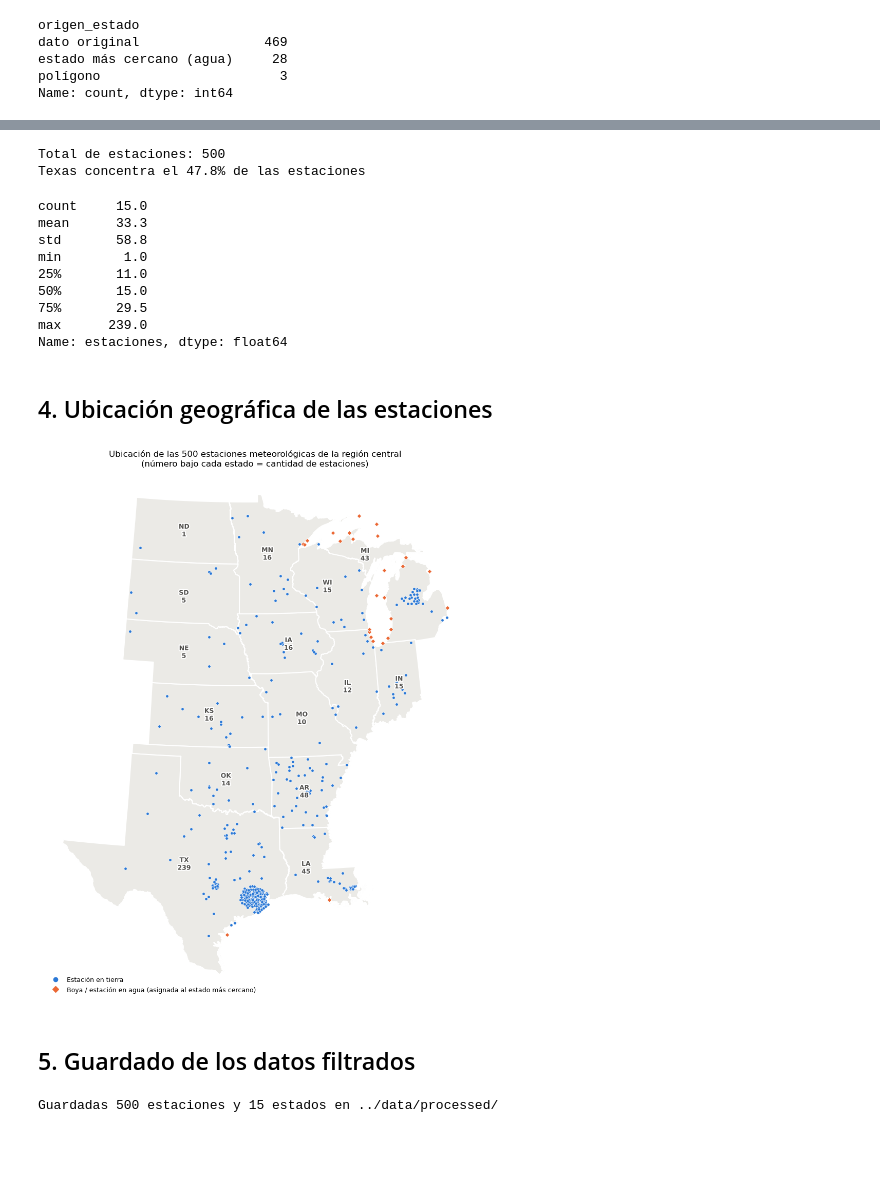
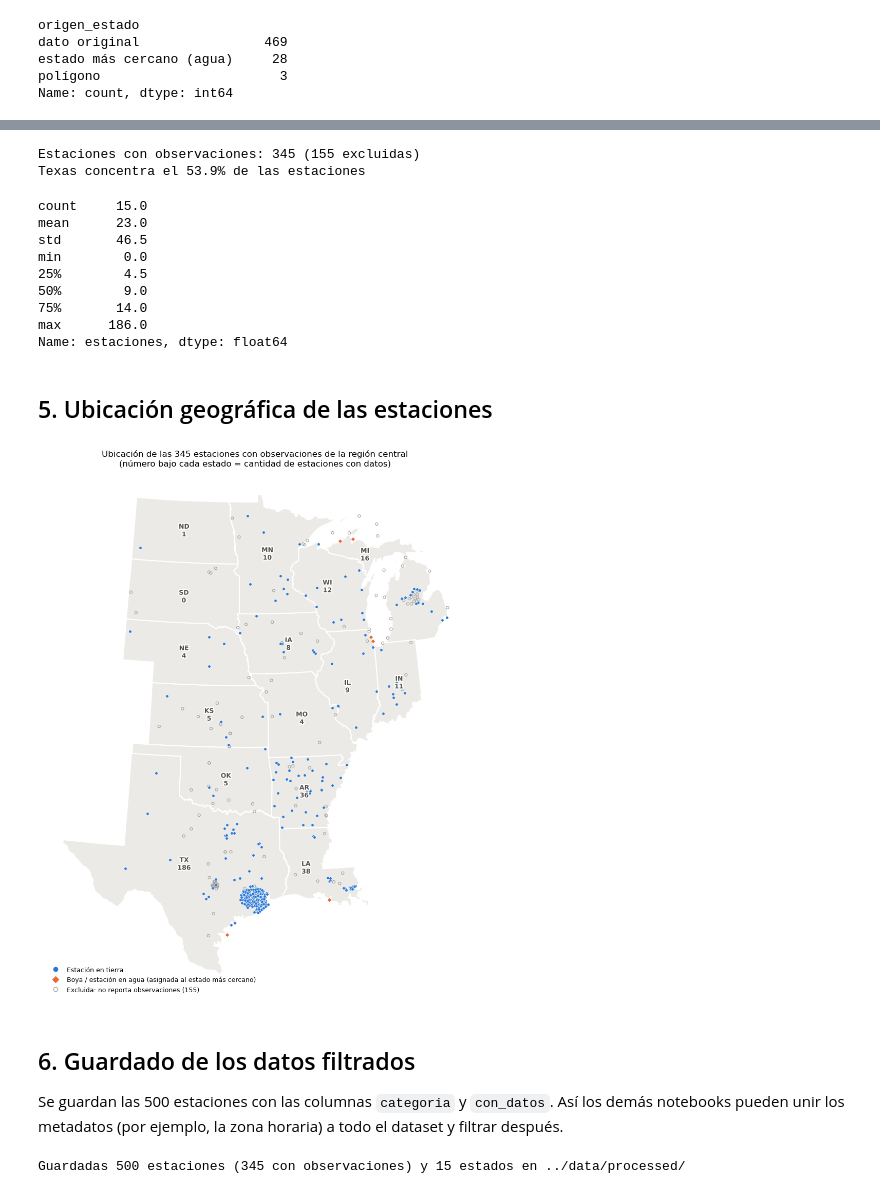
Before and after one commit to franconieto3/TPI_Taller_analisis_de_datos, a Jupyter notebook: notebooks/analisis_estaciones.ipynb, the cells around one changed output, grey strips where cells are left out. Cells and saved outputs as stored; diff of their text form; code cells hidden in the pictures; blank space fills up the shorter version.

Commit message:
Filtrado de estaciones

```diff
--- a/notebooks/analisis_estaciones.ipynb
+++ b/notebooks/analisis_estaciones.ipynb
@@ -145,0 +168,16 @@ Name: count, dtype: int64
+# %%
+excluidas = pd.read_csv(PROCESSED + 'estaciones_sin_meteo.csv')
+
+estaciones_central = (
+    estaciones_central
+    .merge(excluidas[['station_id', 'categoria']], left_on='id', right_on='station_id', how='left')
+    .drop(columns='station_id')
+)
+estaciones_central['categoria'] = estaciones_central['categoria'].fillna('con_datos')
+estaciones_central['con_datos'] = estaciones_central['categoria'].eq('con_datos')
+
+estaciones_validas = estaciones_central[estaciones_central['con_datos']].reset_index(drop=True)
+print(f'Estaciones con observaciones: {len(estaciones_validas)} de {len(estaciones_central)}')
+
+pd.crosstab(estaciones_central['provider'].replace('', '(sin proveedor)'), estaciones_central['categoria'],
+            margins=True, margins_name='Total')
@@ -148,19 +205,22 @@ Name: count, dtype: int64
 # %%
 area_km2 = estados_central.set_index('estado').to_crs(CRS_METRICO).area / 1e6
 
+excluidas_por_estado = estaciones_central[~estaciones_central['con_datos']].groupby('estado').size()
+
 detalle_estados = (
-    estaciones_central.groupby('estado').size()
+    estaciones_validas.groupby('estado').size()
     .reindex(estados_central_abrev, fill_value=0)
     .rename('estaciones')
     .to_frame()
     .join(estados_central.set_index('estado')['nombre_estado'])
     .assign(
+        excluidas=excluidas_por_estado.reindex(estados_central_abrev, fill_value=0),
         porcentaje=lambda d: (100 * d['estaciones'] / d['estaciones'].sum()).round(1),
         area_miles_km2=(area_km2 / 1000).round(1),
         estaciones_cada_10mil_km2=lambda d: (d['estaciones'] / area_km2 * 1e4).round(2),
     )
     .sort_values('estaciones', ascending=False)
-    [['nombre_estado', 'estaciones', 'porcentaje', 'area_miles_km2', 'estaciones_cada_10mil_km2']]
+    [['nombre_estado', 'estaciones', 'excluidas', 'porcentaje', 'area_miles_km2', 'estaciones_cada_10mil_km2']]
 )
 detalle_estados
 # %% [output]
@@ -184,75 +244,84 @@ detalle_estados
 # %%
-print(f"Total de estaciones: {detalle_estados['estaciones'].sum()}")
+print(f"Estaciones con observaciones: {detalle_estados['estaciones'].sum()} "
+      f"({detalle_estados['excluidas'].sum()} excluidas)")
 print(f"Texas concentra el {detalle_estados.loc['TX', 'porcentaje']}% de las estaciones")
 detalle_estados['estaciones'].describe().round(1)
 # %% [output]
-Total de estaciones: 500
-Texas concentra el 47.8% de las estaciones
+Estaciones con observaciones: 345 (155 excluidas)
+Texas concentra el 53.9% de las estaciones
 count     15.0
-mean      33.3
-std       58.8
-min        1.0
-25%       11.0
-50%       15.0
-75%       29.5
-max      239.0
+mean      23.0
+std       46.5
+min        0.0
+25%        4.5
+50%        9.0
+75%       14.0
+max      186.0
 Name: estaciones, dtype: float64
 # %% [markdown]
-## 4. Ubicación geográfica de las estaciones
+## 5. Ubicación geográfica de las estaciones
 # %%
 import matplotlib.pyplot as plt
 from matplotlib.lines import Line2D
 import matplotlib.patheffects as pe
 
 estados_plot = estados_central.to_crs(CRS_METRICO)
-estaciones_plot = estaciones_central.to_crs(CRS_METRICO)
+estaciones_plot = estaciones_validas.to_crs(CRS_METRICO)
+excluidas_plot = estaciones_central[~estaciones_central['con_datos']].to_crs(CRS_METRICO)
 en_agua = estaciones_plot['origen_estado'].eq('estado más cercano (agua)')
 
-AZUL, NARANJA = '#2a78d6', '#eb6834'
+AZUL, NARANJA, GRIS = '#2a78d6', '#eb6834', '#a3a29d'
 
 fig, ax = plt.subplots(figsize=(10, 11))
 estados_plot.plot(ax=ax, color='#ebeae6', edgecolor='white', linewidth=1.5)
+
+excluidas_plot.plot(ax=ax, facecolor='none', edgecolor=GRIS, marker='o', markersize=14,
+                    linewidth=0.8, zorder=2)
 
 estaciones_plot[~en_agua].plot(ax=ax, color=AZUL, markersize=16,
                                edgecolor='white', linewidth=0.5, zorder=3)
 estaciones_plot[en_agua].plot(ax=ax, color=NARANJA, marker='D', markersize=18,
                               edgecolor='white', linewidth=0.5, zorder=3)
 
 # Abreviatura y cantidad de estaciones en cada estado
 for _, fila in estados_plot.iterrows():
     p = fila.geometry.representative_point()
     n = detalle_estados.loc[fila['estado'], 'estaciones']
     ax.annotate(f"{fila['estado']}\n{n}", (p.x, p.y), ha='center', va='center',
                 fontsize=9, color='#52514e', fontweight='bold', zorder=4,
                 path_effects=[pe.withStroke(linewidth=3, foreground='white')])
 
 ax.legend(
     handles=[
         Line2D([], [], marker='o', ls='', color=AZUL, markersize=6, label='Estación en tierra'),
         Line2D([], [], marker='D', ls='', color=NARANJA, markersize=6,
                label='Boya / estación en agua (asignada al estado más cercano)'),
+        Line2D([], [], marker='o', ls='', markerfacecolor='none', markeredgecolor=GRIS, markersize=6,
+               label=f'Excluida: no reporta observaciones ({len(excluidas_plot)})'),
     ],
     loc='lower left', frameon=False, fontsize=9
 )
-ax.set_title(f'Ubicación de las {len(estaciones_plot)} estaciones meteorológicas de la región central\n'
-             '(número bajo cada estado = cantidad de estaciones)', fontsize=12, loc='center')
+ax.set_title(f'Ubicación de las {len(estaciones_plot)} estaciones con observaciones de la región central\n'
+             '(número bajo cada estado = cantidad de estaciones con datos)', fontsize=12, loc='center')
 ax.set_axis_off()
 plt.tight_layout()
 plt.show()
 # %% [output]
-[figure, old version]
+[figure, new version]
 # %% [markdown]
-## 5. Guardado de los datos filtrados
+## 6. Guardado de los datos filtrados
+
+Se guardan las 500 estaciones con las columnas `categoria` y `con_datos`. Así los demás notebooks pueden unir los metadatos (por ejemplo, la zona horaria) a todo el dataset y filtrar después.
 # %%
 import os
 
-PROCESSED = '../data/processed/'
 os.makedirs(PROCESSED, exist_ok=True)
 
 estaciones_central.to_file(PROCESSED + 'estaciones_central.geojson', driver='GeoJSON')
 estados_central.to_file(PROCESSED + 'estados_central.geojson', driver='GeoJSON')
 
-print(f'Guardadas {len(estaciones_central)} estaciones y {len(estados_central)} estados en {PROCESSED}')
+print(f'Guardadas {len(estaciones_central)} estaciones ({estaciones_central["con_datos"].sum()} con observaciones) '
+      f'y {len(estados_central)} estados en {PROCESSED}')
 # %% [output]
-Guardadas 500 estaciones y 15 estados en ../data/processed/
+Guardadas 500 estaciones (345 con observaciones) y 15 estados en ../data/processed/
 # %% [markdown]
```
Also changed, not shown: parts of 7 cells of this notebook, 1 other file.
